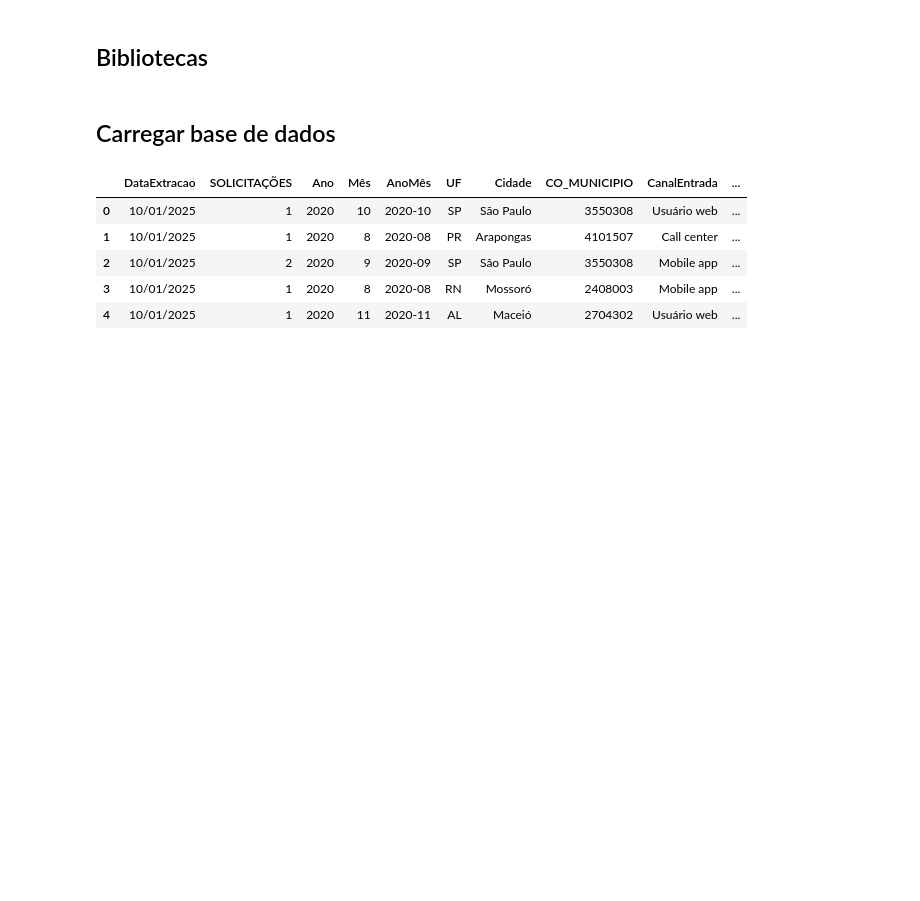
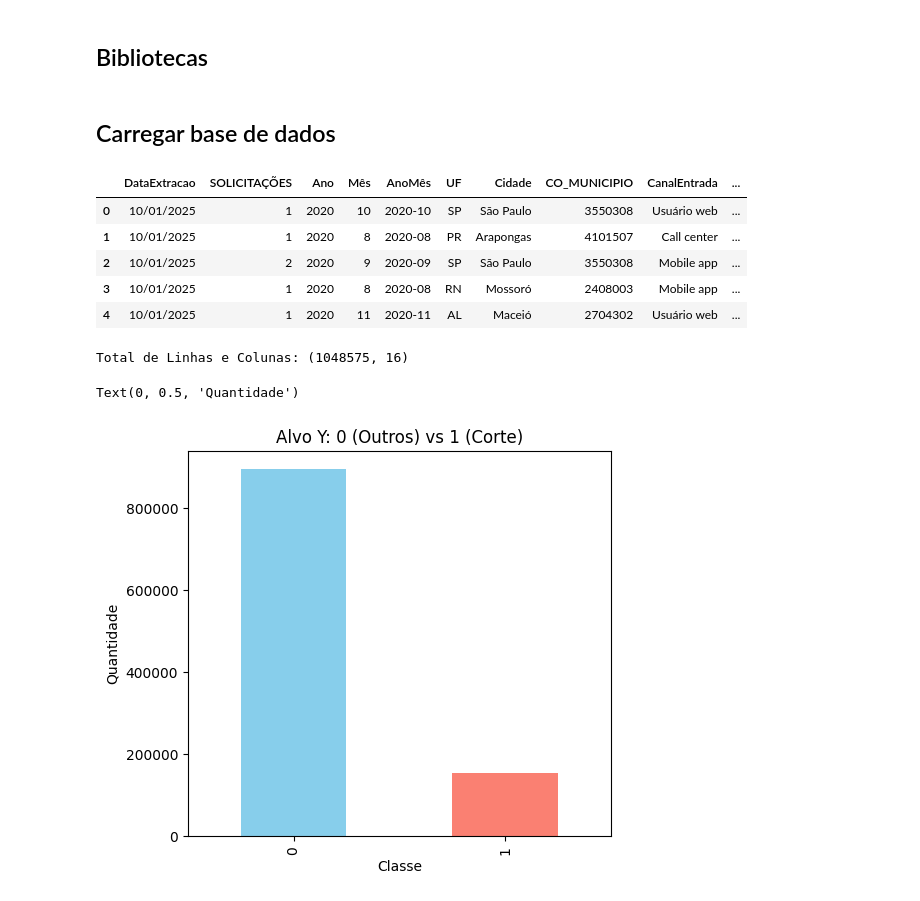
Before and after one commit to carolineolvs/ProvaIcoma, a Jupyter notebook: prova_34_caroline_silva.ipynb, the cells around one changed output. Saved outputs shown, nothing was run; the diff lists cells and outputs as text; code cells hidden in the pictures; blank space fills up the shorter version.

```diff
--- a/prova_34_caroline_silva.ipynb
+++ b/prova_34_caroline_silva.ipynb
@@ -35,3 +40,40 @@ df.head()
 | 2 | 10/01/2025 | 2 | 2020 | 9 | 2020-09 | SP | São Paulo | 3550308 | Mobile app | ... |
 | 3 | 10/01/2025 | 1 | 2020 | 8 | 2020-08 | RN | Mossoró | 2408003 | Mobile app | ... |
 | 4 | 10/01/2025 | 1 | 2020 | 11 | 2020-11 | AL | Maceió | 2704302 | Usuário web | ... |
+# %%
+print(f"Total de Linhas e Colunas: {df.shape}")
+# %% [output]
+Total de Linhas e Colunas: (1048575, 16)
+# %%
+termos_chave = [
+    'bloqueio', 'bloqueado', 'suspensão', 'suspenso', 'suspens',
+    'interrupção', 'interrompido', 'sem sinal', 'linha muda',
+    'sem conexão', 'sem imagem', 'indisponível',
+    'desligado', 'desativado', 'cortado', 'corte'
+]
+# %%
+padrao_busca = '|'.join(termos_chave)
+# %%
+df['Corte_Indevido'] = (
+    df['Assunto'].str.contains(padrao_busca, case=False, na=False) |
+    df['Problema'].str.contains(padrao_busca, case=False, na=False)
+).astype(int)
+# %%
+df = df.dropna(subset=['Assunto', 'Problema'])
+vectorizer = TfidfVectorizer(max_features=100, stop_words=None)
+X_tfidf = vectorizer.fit_transform(df['Problema']).toarray()
+
+scaler = StandardScaler()
+X_final = scaler.fit_transform(X_tfidf)
+y = df['Corte_Indevido']
+# %%
+plt.figure(figsize=(12, 5))
+
+plt.subplot(1, 2, 1)
+df['Corte_Indevido'].value_counts().plot(kind='bar', color=['skyblue', 'salmon'])
+plt.title('Alvo Y: 0 (Outros) vs 1 (Corte)')
+plt.xlabel('Classe')
+plt.ylabel('Quantidade')
+# %% [output]
+Text(0, 0.5, 'Quantidade')
+[figure, added]
```
Also changed, not shown: parts of 9 cells of this notebook.
